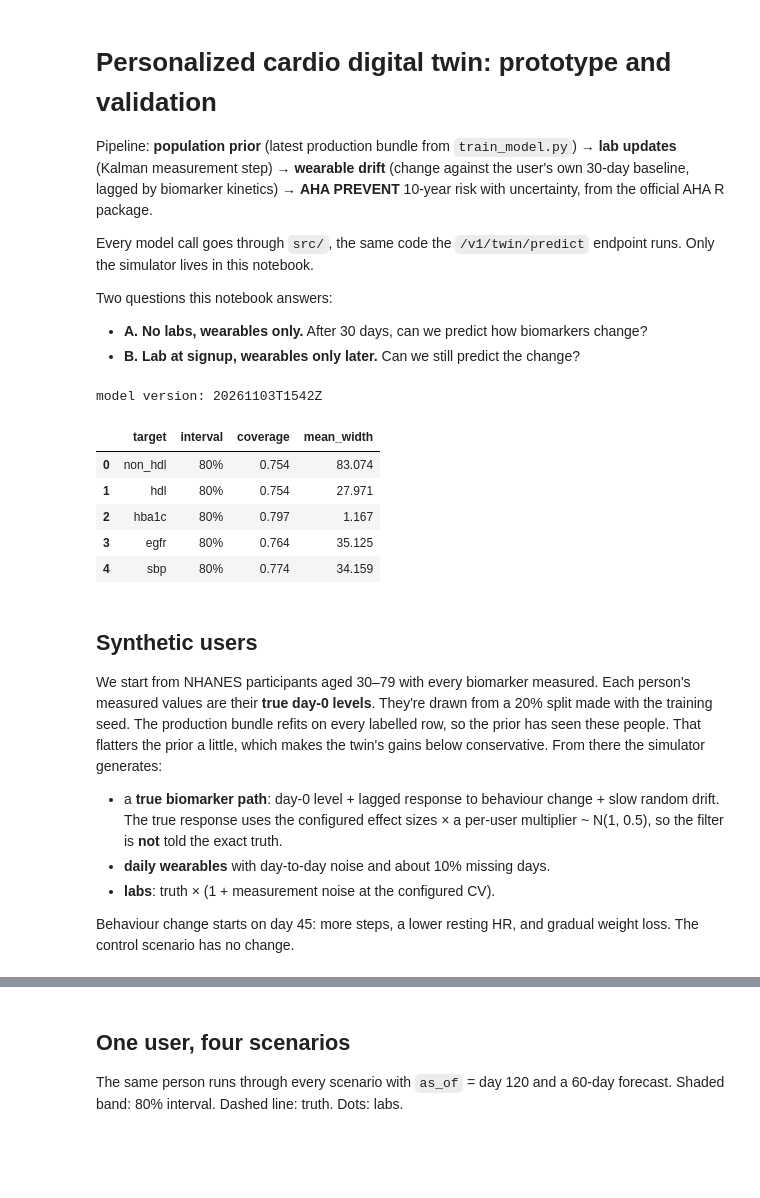
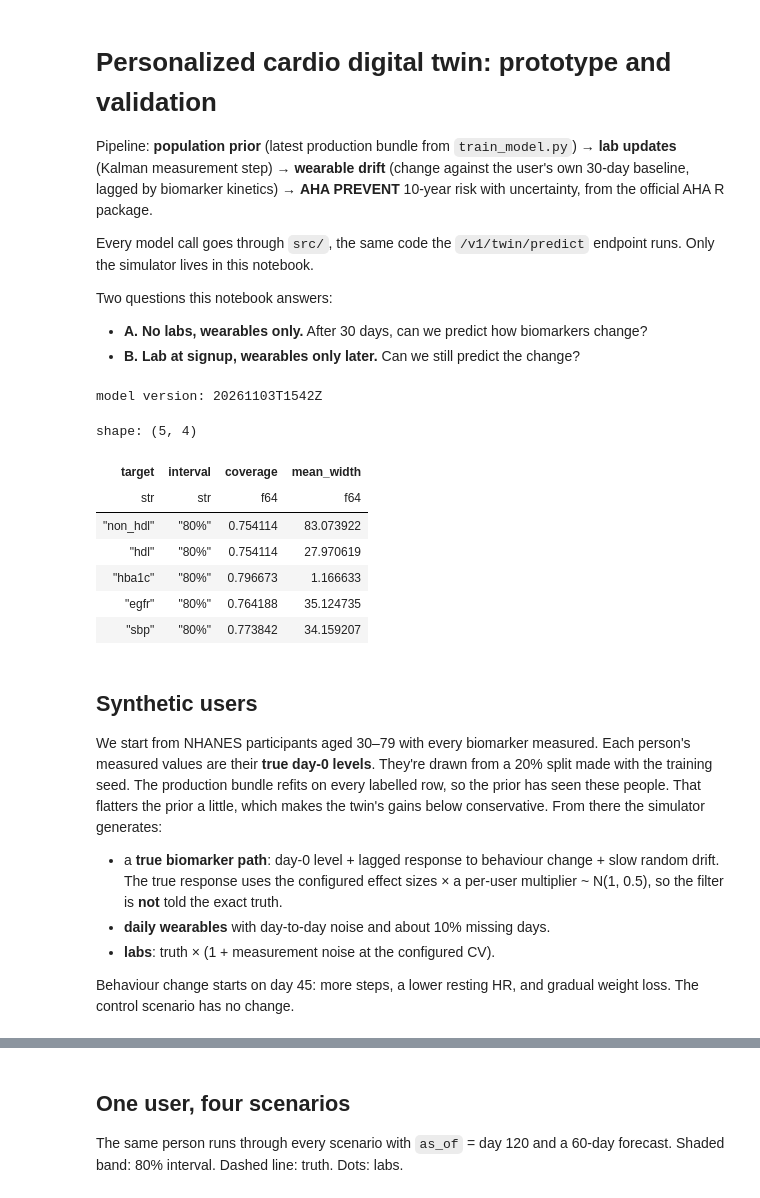
Before and after one commit to MeSquareApp/MeSquareMLEngine, a Jupyter notebook: notebooks/personalization_twin.ipynb, the cells around one changed output, grey strips where cells are left out. Drawn from its saved outputs; the diff is of its cells as text; code cells hidden in the pictures; blank space fills up the shorter version.

```diff
--- a/notebooks/personalization_twin.ipynb
+++ b/notebooks/personalization_twin.ipynb
@@ -3,10 +3,11 @@
 
 Pipeline: **population prior** (latest production bundle from `train_model.py`) →
 **lab updates** (Kalman measurement step) → **wearable drift** (change against the user's own
-30-day baseline, lagged by biomarker kinetics) → **AHA PREVENT** 10-year risk with uncertainty, from the official AHA R package.
+30-day baseline, lagged by biomarker kinetics) → **AHA PREVENT** 10-year risk with uncertainty,
+from the official AHA R package.
 
-Every model call goes through `src/`, the same code the `/v1/twin/predict` endpoint runs. Only
-the simulator lives in this notebook.
+Every model call goes through `src/`, the same code the `/v1/twin/predict` endpoint runs.
+Only the simulator lives in this notebook.
 
 Two questions this notebook answers:
 - **A. No labs, wearables only.** After 30 days, can we predict how biomarkers change?
@@ -14,50 +15,54 @@ Two questions this notebook answers:
 # %%
 import dataclasses
 import warnings
 from datetime import date, timedelta
 
 import matplotlib.pyplot as plt
 import numpy as np
-import pandas as pd
+import polars as pl
+from scipy.stats import norm
+from sklearn.model_selection import train_test_split
+from tqdm.auto import tqdm
 
+from config.settings import settings
+from src.components.model_artifact import QuantileModelBundle
+from src.components.model_config import RANDOM_STATE, TARGETS, TEST_SIZE
 from src.components.personalization.biomarker_config import BIOMARKERS
 from src.components.personalization.distributions import forward
 from src.components.personalization.kalman import effect_path
-from sklearn.model_selection import train_test_split
-
-from config.settings import settings
-from src.components.model_artifact import QuantileModelBundle
-from src.components.model_config import RANDOM_STATE, TEST_SIZE
 from src.components.prevent import PreventInputs, clip_to_validated, prevent_risk
 from src.pipeline.prediction_pipeline import QuantilePredictor
 from src.pipeline.training_pipeline import load_training_frame
-from src.pipeline.twin_pipeline import biomarker_samples, predict_twin
+from src.pipeline.twin_pipeline import TwinInputs, biomarker_samples, predict_twin
 
 warnings.filterwarnings("ignore", category=UserWarning)
 plt.rcParams["figure.dpi"] = 110
 
 bundle = QuantileModelBundle.load_latest(settings.model_dir)
 prior = QuantilePredictor(bundle)
 print("model version:", bundle.version)
-pd.DataFrame(bundle.metrics["intervals"]).round(3)
+pl.DataFrame(bundle.metrics["intervals"])
 # %% [output]
 model version: 20261103T1542Z
+shape: (5, 4)
-|  | target | interval | coverage | mean_width |
-| 0 | non_hdl | 80% | 0.754 | 83.074 |
-| 1 | hdl | 80% | 0.754 | 27.971 |
-| 2 | hba1c | 80% | 0.797 | 1.167 |
-| 3 | egfr | 80% | 0.764 | 35.125 |
-| 4 | sbp | 80% | 0.774 | 34.159 |
+| target | interval | coverage | mean_width |
+| str | str | f64 | f64 |
+| "non_hdl" | "80%" | 0.754114 | 83.073922 |
+| "hdl" | "80%" | 0.754114 | 27.970619 |
+| "hba1c" | "80%" | 0.796673 | 1.166633 |
+| "egfr" | "80%" | 0.764188 | 35.124735 |
+| "sbp" | "80%" | 0.773842 | 34.159207 |
 # %% [markdown]
 ## Synthetic users
 
 We start from NHANES participants aged 30–79 with every biomarker measured. Each person's
-measured values are their **true day-0 levels**. They're drawn from a 20% split made with the
-training seed. The production bundle refits on every labelled row, so the prior has seen these
-people. That flatters the prior a little, which makes the twin's gains below conservative. From there the simulator generates:
-- a **true biomarker path**: day-0 level + lagged response to behaviour change + slow random drift.
-  The true response uses the configured effect sizes × a per-user multiplier ~ N(1, 0.5), so
-  the filter is **not** told the exact truth.
+measured values are their **true day-0 levels**. They're drawn from a 20% split made with
+the training seed. The production bundle refits on every labelled row, so the prior has seen
+these people. That flatters the prior a little, which makes the twin's gains below
+conservative. From there the simulator generates:
+- a **true biomarker path**: day-0 level + lagged response to behaviour change + slow random
+  drift. The true response uses the configured effect sizes × a per-user multiplier
+  ~ N(1, 0.5), so the filter is **not** told the exact truth.
 - **daily wearables** with day-to-day noise and about 10% missing days.
 - **labs**: truth × (1 + measurement noise at the configured CV).
 
```
Also changed, not shown: parts of 13 cells of this notebook, 21 other files.
